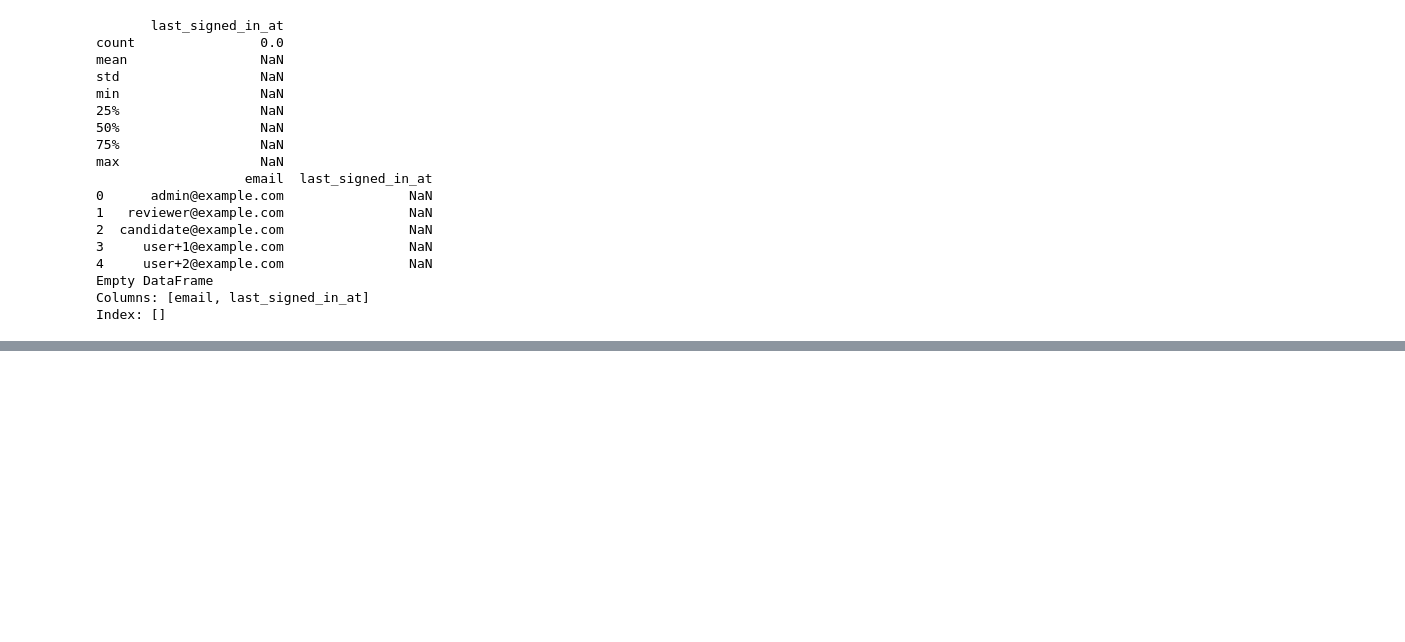
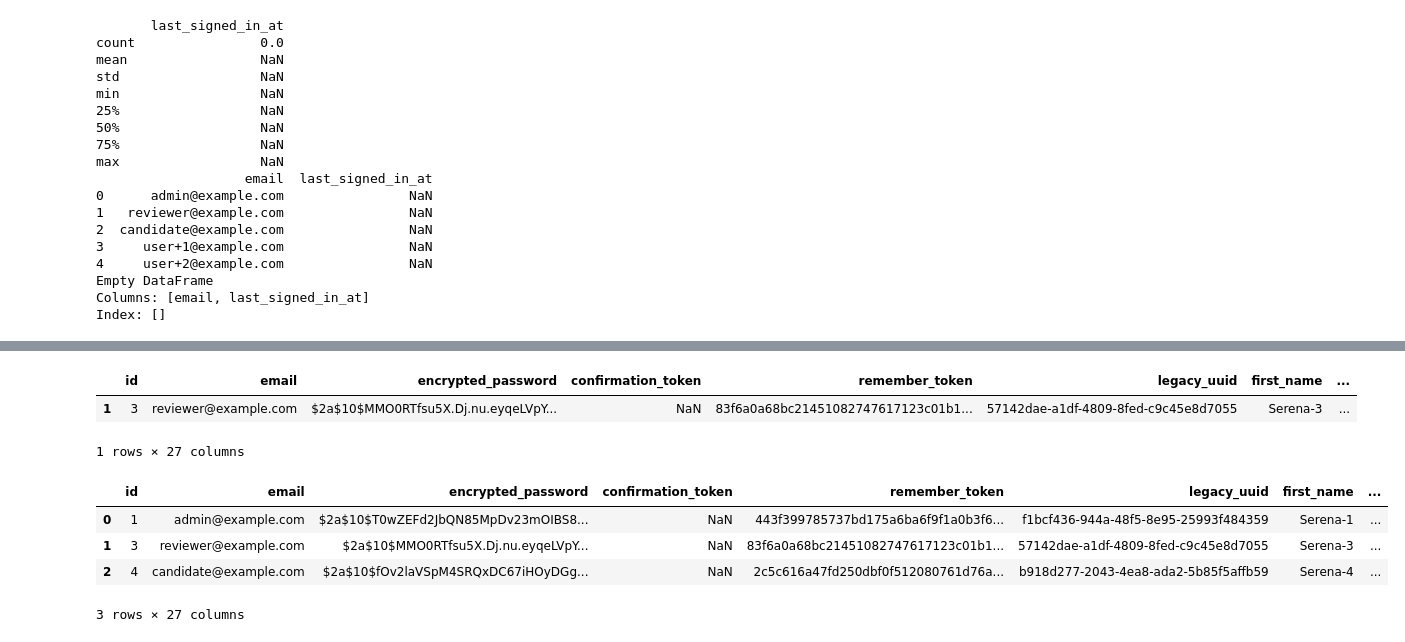
Before and after one commit to mwenger1/machine-learning-sandbox, a Jupyter notebook: Sandbox.ipynb, the cells around one changed output, grey strips where cells are left out. Cells and saved outputs as stored; diff of their text form; code cells hidden in the pictures; blank space fills up the shorter version.

```diff
--- a/Sandbox.ipynb
+++ b/Sandbox.ipynb
@@ -282,0 +363,17 @@ Index: []
+# %%
+# Search table for string
+user_data[user_data.email.str.contains("reviewer")]
+# %% [output]
+|  | id | email | encrypted_password | confirmation_token | remember_token | legacy_uuid | first_name | ... |
+| 1 | 3 | reviewer@example.com | $2a$10$MMO0RTfsu5X.Dj.nu.eyqeLVpY... | NaN | 83f6a0a68bc21451082747617123c01b1... | 57142dae-a1df-4809-8fed-c9c45e8d7055 | Serena-3 | ... |
+1 rows × 27 columns
+# %%
+import re
+# Search table for string
+user_data[user_data.email.str.match(re.compile("reviewer|admin|candidate"))]
+# %% [output]
+|  | id | email | encrypted_password | confirmation_token | remember_token | legacy_uuid | first_name | ... |
+| 0 | 1 | admin@example.com | $2a$10$T0wZEFd2JbQN85MpDv23mOIBS8... | NaN | 443f399785737bd175a6ba6f9f1a0b3f6... | f1bcf436-944a-48f5-8e95-25993f484359 | Serena-1 | ... |
+| 1 | 3 | reviewer@example.com | $2a$10$MMO0RTfsu5X.Dj.nu.eyqeLVpY... | NaN | 83f6a0a68bc21451082747617123c01b1... | 57142dae-a1df-4809-8fed-c9c45e8d7055 | Serena-3 | ... |
+| 2 | 4 | candidate@example.com | $2a$10$fOv2laVSpM4SRQxDC67iHOyDGg... | NaN | 2c5c616a47fd250dbf0f512080761d76a... | b918d277-2043-4ea8-ada2-5b85f5affb59 | Serena-4 | ... |
+3 rows × 27 columns
```
Also changed, not shown: parts of 5 cells of this notebook.
